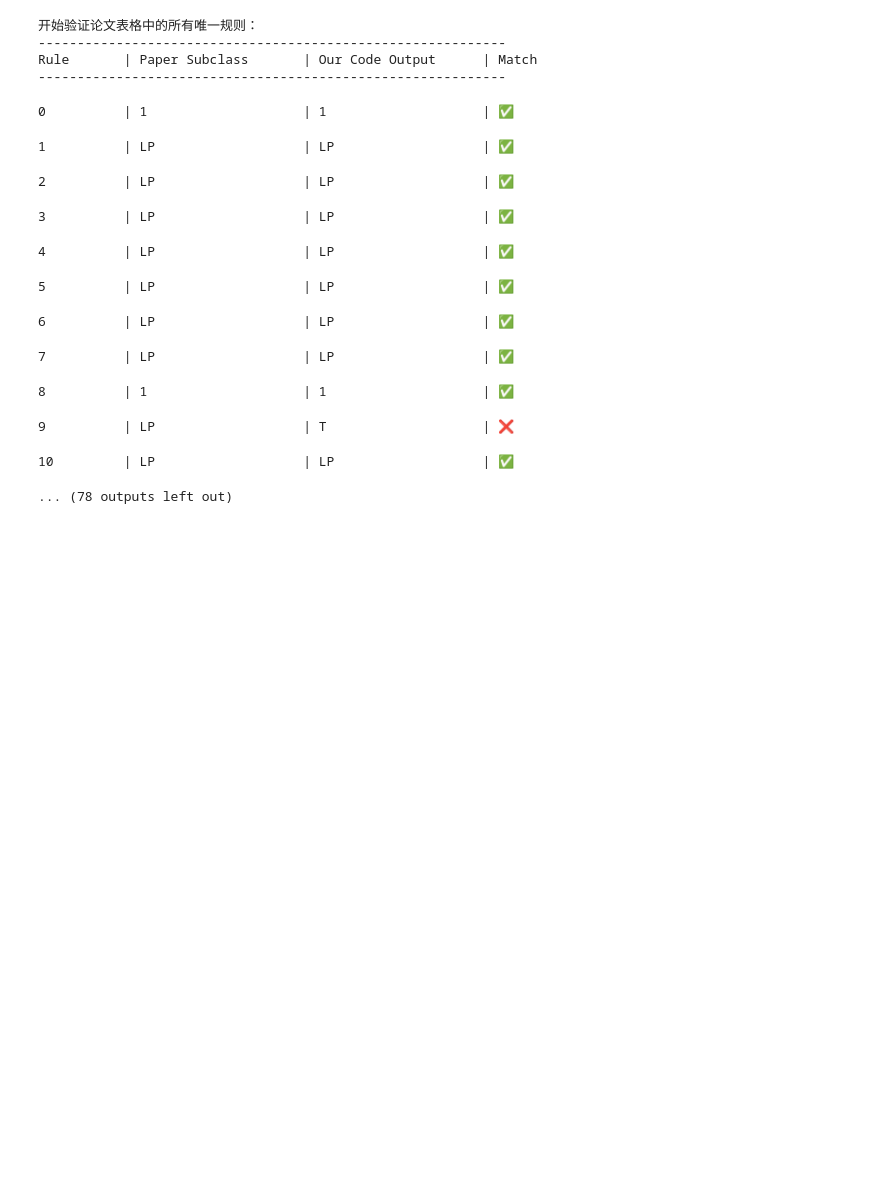
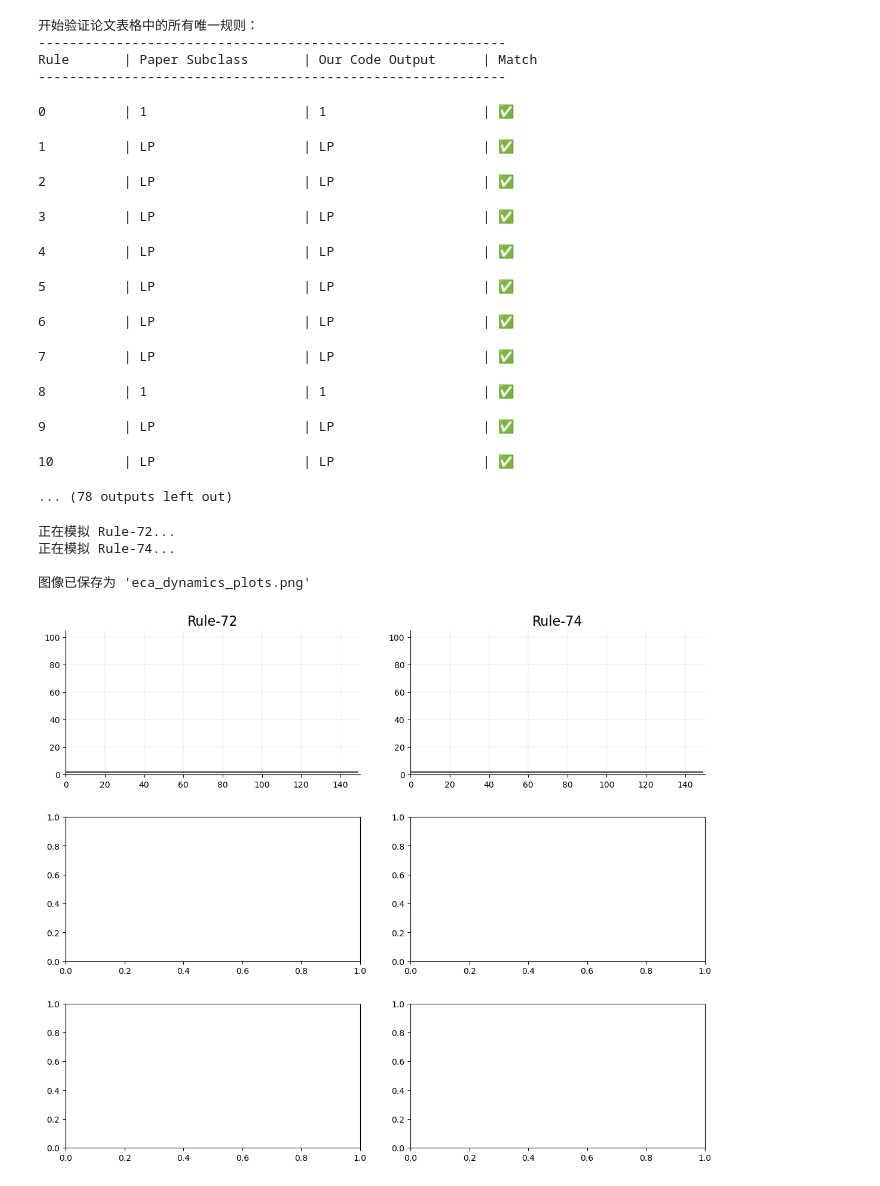
Before and after one commit to Yo1ogreyZz/CellularAutomata, a Jupyter notebook: Hamming-distance-2025-9-4.ipynb, the cells around one changed output. Saved outputs shown, nothing was run; the diff lists cells and outputs as text; code cells hidden in the pictures; blank space fills up the shorter version.

```diff
--- a/Hamming-distance-2025-9-4.ipynb
+++ b/Hamming-distance-2025-9-4.ipynb
@@ -1,5 +1,4 @@
 # %%
-# "111"
 import numpy as np
 import matplotlib.pyplot as plt
 from tqdm import tqdm
@@ -226,7 +225,7 @@ def verify_all_rules_from_paper():
 
     for rule in rules_to_test:
         # 增加试验次数以获得更可靠的结果
-        classification = classify_rule(rule, num_trials=50, duration=3000)
+        classification = classify_rule(rule, num_trials=15, duration=3000)
         paper_subclass = paper_results_full.get(rule, "N/A")
         match = "✅" if classification == paper_subclass else "❌"
         if match == "✅":
@@ -256,6 +255,6 @@ Rule       | Paper Subclass       | Our Code Output      | Match
 6          | LP                   | LP                   | ✅
 7          | LP                   | LP                   | ✅
 8          | 1                    | 1                    | ✅
-9          | LP                   | T                    | ❌
+9          | LP                   | LP                   | ✅
 10         | LP                   | LP                   | ✅
 ... (78 outputs left out)
@@ -261,0 +311,30 @@ Rule       | Paper Subclass       | Our Code Output      | Match
+# %%
+    # 定义需要绘制的规则列表
+    rules_to_plot = [72, 74]
+
+    # 创建一个 3x2 的子图网格，figsize用于控制整个图像的大小
+    fig, axes = plt.subplots(3, 2, figsize=(12, 10))
+
+    # 将二维的 axes 数组扁平化为一维，方便我们用一个循环来处理所有子图
+    axes = axes.flatten()
+
+    # 遍历每个规则并调用绘图函数
+    for i, rule_num in enumerate(rules_to_plot):
+        plot_rule_dynamics(axes[i], rule_num)
+
+    # 调整子图之间的间距，防止标题和坐标轴标签重叠
+    plt.tight_layout(pad=3.0)
+
+    # 将生成的图像保存到文件
+    output_filename = "eca_dynamics_plots.png"
+    plt.savefig(output_filename, dpi=300)
+    print(f"\n图像已保存为 '{output_filename}'")
+
+    # 显示图像
+    plt.show()
+# %% [output]
+正在模拟 Rule-72...
+正在模拟 Rule-74...
+
+图像已保存为 'eca_dynamics_plots.png'
+[figure, added]
```
Also changed, not shown: parts of 2 cells of this notebook.
